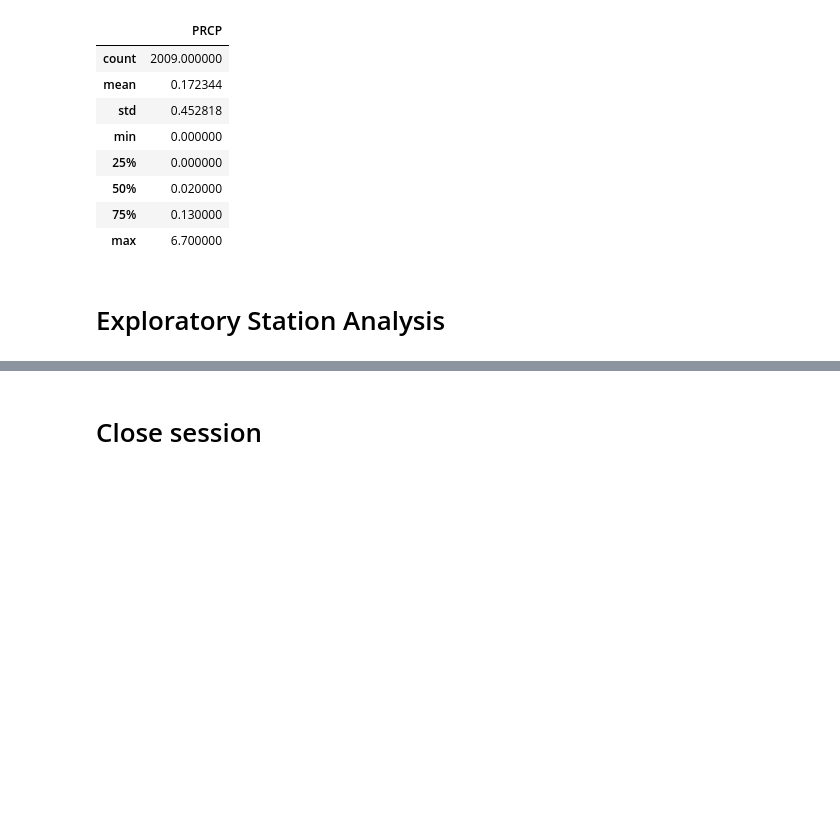
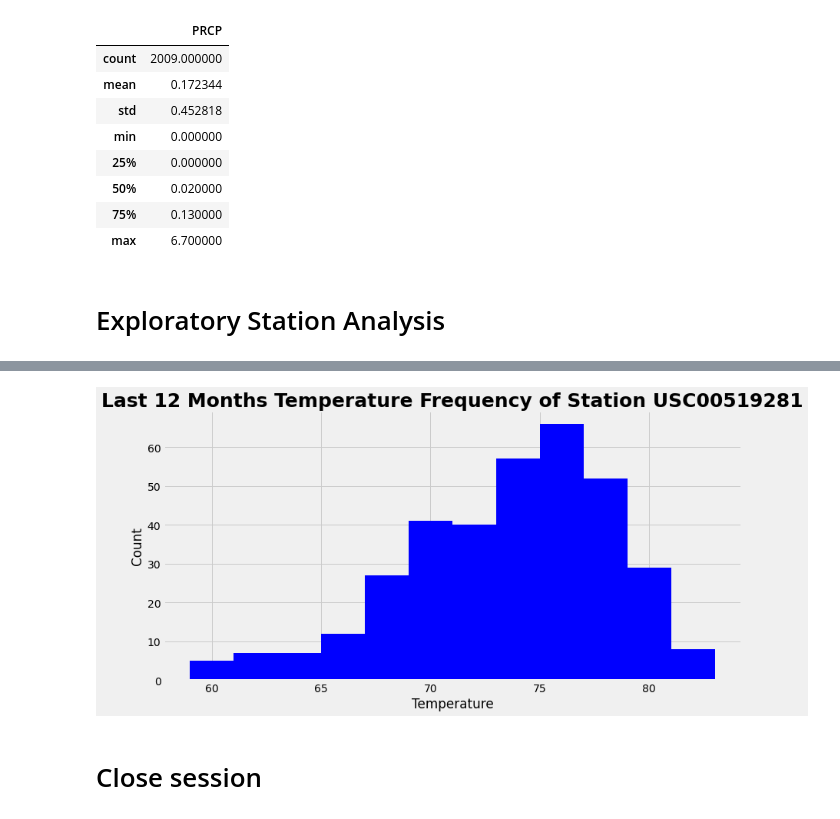
Before and after one commit to stjohnson14/sqlalchemy-challenge, a Jupyter notebook: climate_starter.ipynb, the cells around one changed output, grey strips where cells are left out. Cells and saved outputs as stored; diff of their text form; code cells hidden in the pictures; blank space fills up the shorter version.

```diff
--- a/climate_starter.ipynb
+++ b/climate_starter.ipynb
@@ -118,3 +157,9 @@ summary_stats
 # %%
 # Using the most active station id
 # Query the last 12 months of temperature observation data for this station and plot the results as a histogram
+twelve_months = session.query(measurement.date, measurement.station, measurement.tobs).\
+filter(measurement.date >= '2016-08-24').\
+filter(measurement.station == 'USC00519281').\
+    order_by(measurement.date.desc()).all()
+
+twelve_months
@@ -121,3 +184,13 @@ summary_stats
+# %%
+twelve_months_df = pd.DataFrame(twelve_months)
+
+twelve_months_df.plot.hist(bins=12, figsize = (12, 6), color = 'b', legend = False)
+plt.title("Last 12 Months Temperature Frequency of Station USC00519281", fontsize = 25, fontweight = 'bold')
+plt.xlabel("Temperature")
+plt.ylabel("Count")
+plt.show()
+# %% [output]
+[figure, added]
 # %% [markdown]
 # Close session
 # %%
```
Also changed, not shown: parts of 7 cells of this notebook, 1 other file.
